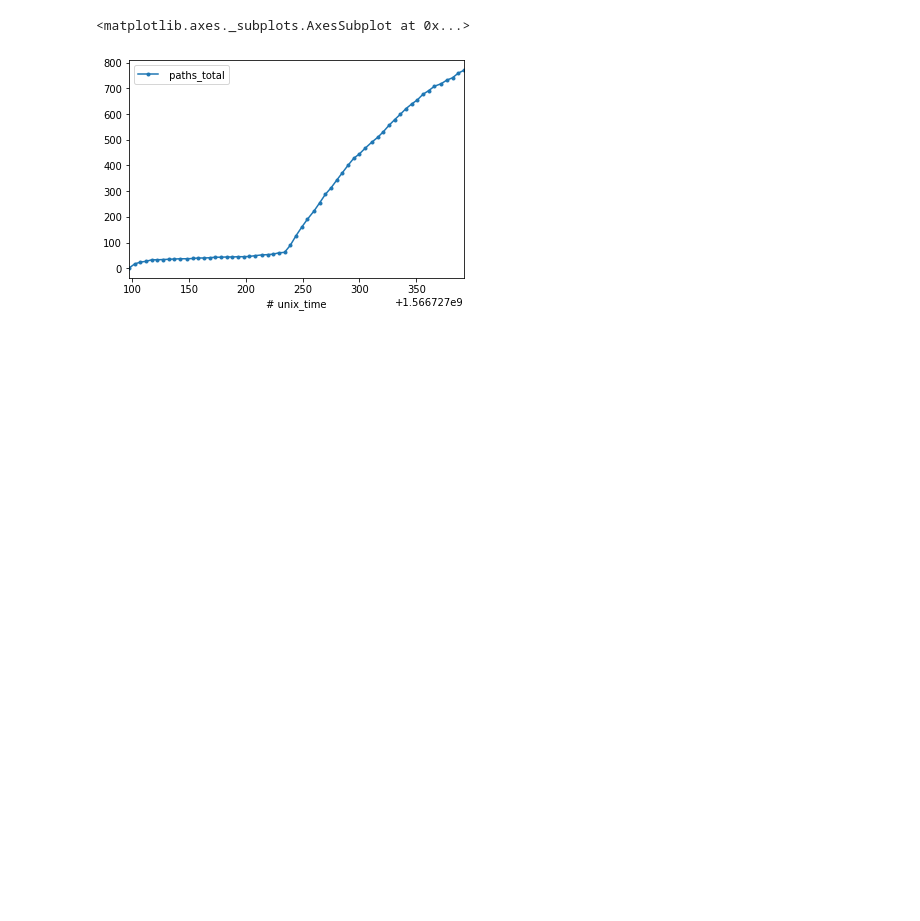
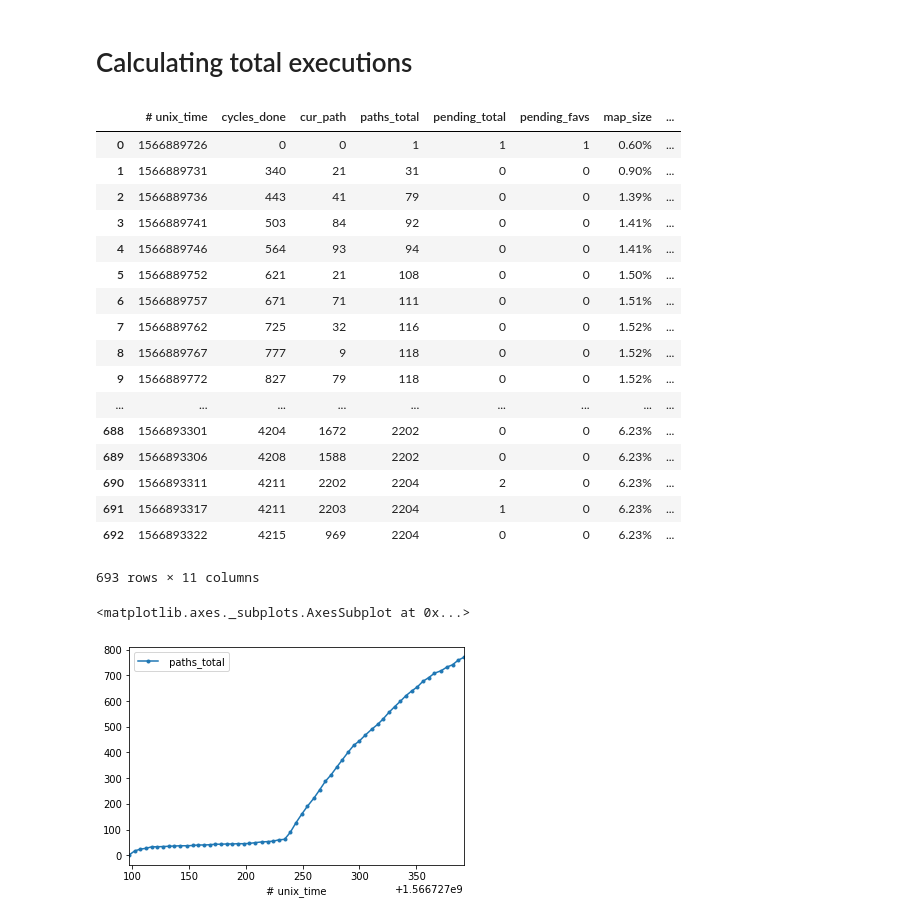
Before and after one commit to ackdav/CuriousAFL, a Jupyter notebook: Notebooks/GraphAFLOutput.ipynb, the cells around one changed output. Saved outputs shown, nothing was run; the diff lists cells and outputs as text; code cells hidden in the pictures; blank space fills up the shorter version.

```diff
--- a/Notebooks/GraphAFLOutput.ipynb
+++ b/Notebooks/GraphAFLOutput.ipynb
@@ -49,3 +45,31 @@ X
+# %% [markdown]
+# Calculating total executions
+# %%
+curiousdf = pd.read_csv(curiouspath+'/afl_out/plot_data')
+executions = 0
+for index, row in curiousdf.iterrows():
+    if index == 0:
+        next
+    print row["c1"], row["c2"]
+# %% [output]
+|  | # unix_time | cycles_done | cur_path | paths_total | pending_total | pending_favs | map_size | ... |
+| 0 | 1566889726 | 0 | 0 | 1 | 1 | 1 | 0.60% | ... |
+| 1 | 1566889731 | 340 | 21 | 31 | 0 | 0 | 0.90% | ... |
+| 2 | 1566889736 | 443 | 41 | 79 | 0 | 0 | 1.39% | ... |
+| 3 | 1566889741 | 503 | 84 | 92 | 0 | 0 | 1.41% | ... |
+| 4 | 1566889746 | 564 | 93 | 94 | 0 | 0 | 1.41% | ... |
+| 5 | 1566889752 | 621 | 21 | 108 | 0 | 0 | 1.50% | ... |
+| 6 | 1566889757 | 671 | 71 | 111 | 0 | 0 | 1.51% | ... |
+| 7 | 1566889762 | 725 | 32 | 116 | 0 | 0 | 1.52% | ... |
+| 8 | 1566889767 | 777 | 9 | 118 | 0 | 0 | 1.52% | ... |
+| 9 | 1566889772 | 827 | 79 | 118 | 0 | 0 | 1.52% | ... |
+| ... | ... | ... | ... | ... | ... | ... | ... | ... |
+| 688 | 1566893301 | 4204 | 1672 | 2202 | 0 | 0 | 6.23% | ... |
+| 689 | 1566893306 | 4208 | 1588 | 2202 | 0 | 0 | 6.23% | ... |
+| 690 | 1566893311 | 4211 | 2202 | 2204 | 2 | 0 | 6.23% | ... |
+| 691 | 1566893317 | 4211 | 2203 | 2204 | 1 | 0 | 6.23% | ... |
+| 692 | 1566893322 | 4215 | 969 | 2204 | 0 | 0 | 6.23% | ... |
+693 rows × 11 columns
 # %%
 curiousdf.plot(x='# unix_time', y=' paths_total', marker='.')
 # %% [output]
```
Also changed, not shown: parts of 4 cells of this notebook, 3 other files.
